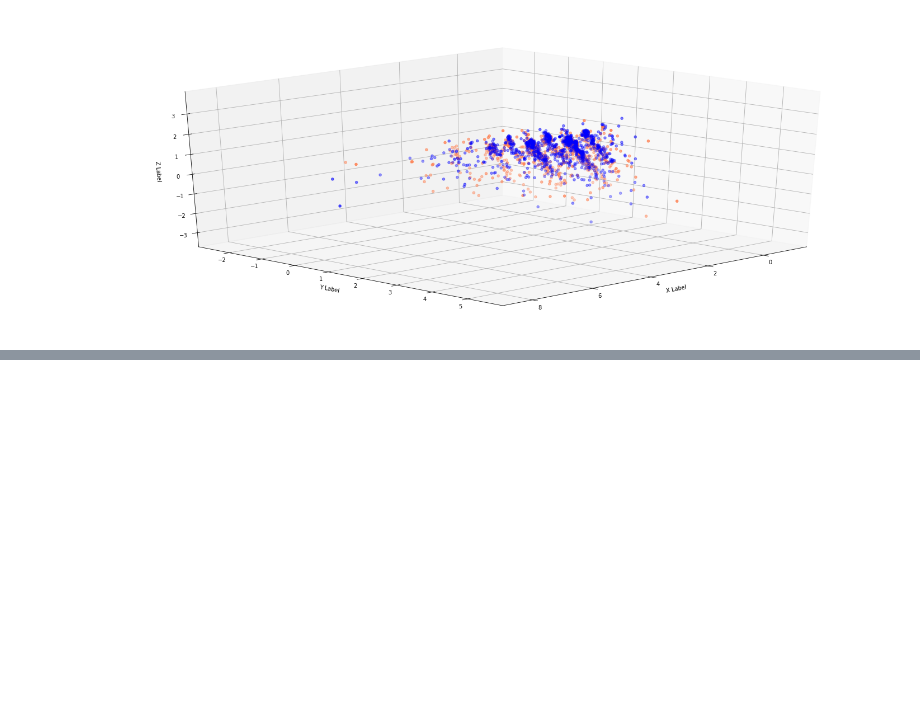
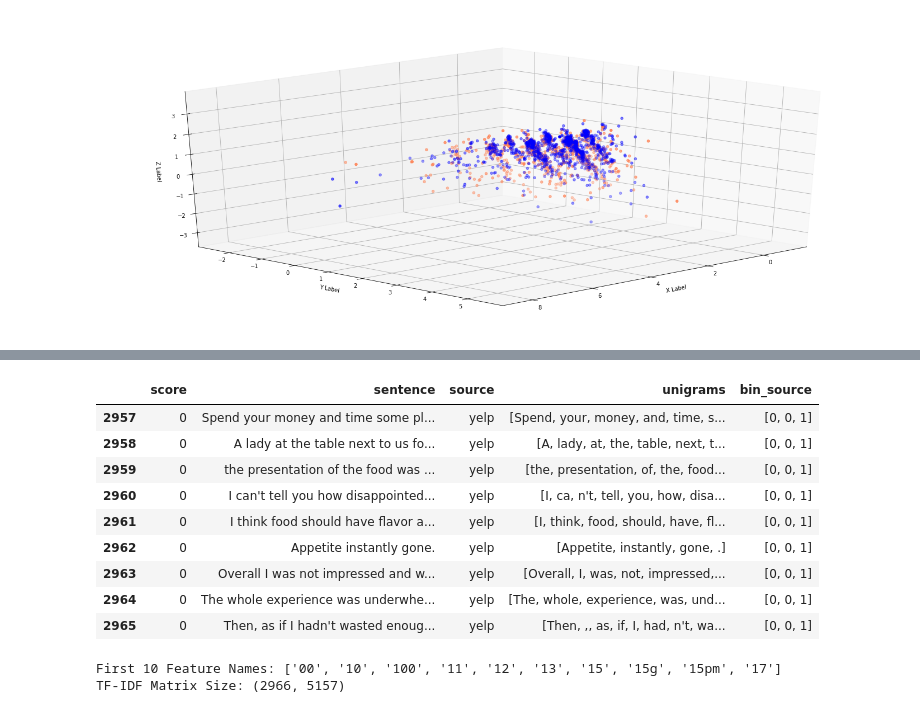
Before and after one commit to xavier2696/dm_2018_hw_1, a Jupyter notebook: hw_1.ipynb, the cells around one changed output, grey strips where cells are left out. Saved outputs shown, nothing was run; the diff lists cells and outputs as text; code cells hidden in the pictures; blank space fills up the shorter version.

```diff
--- a/hw_1.ipynb
+++ b/hw_1.ipynb
@@ -244,0 +255,22 @@ sentiment_data_df[0:9]
+# %%
+sentiment_data_df[-9::]
+# %% [output]
+|  | score | sentence | source | unigrams | bin_source |
+| 2957 | 0 | Spend your money and time some pl... | yelp | [Spend, your, money, and, time, s... | [0, 0, 1] |
+| 2958 | 0 | A lady at the table next to us fo... | yelp | [A, lady, at, the, table, next, t... | [0, 0, 1] |
+| 2959 | 0 | the presentation of the food was ... | yelp | [the, presentation, of, the, food... | [0, 0, 1] |
+| 2960 | 0 | I can't tell you how disappointed... | yelp | [I, ca, n't, tell, you, how, disa... | [0, 0, 1] |
+| 2961 | 0 | I think food should have flavor a... | yelp | [I, think, food, should, have, fl... | [0, 0, 1] |
+| 2962 | 0 | Appetite instantly gone. | yelp | [Appetite, instantly, gone, .] | [0, 0, 1] |
+| 2963 | 0 | Overall I was not impressed and w... | yelp | [Overall, I, was, not, impressed,... | [0, 0, 1] |
+| 2964 | 0 | The whole experience was underwhe... | yelp | [The, whole, experience, was, und... | [0, 0, 1] |
+| 2965 | 0 | Then, as if I hadn't wasted enoug... | yelp | [Then, ,, as, if, I, had, n't, wa... | [0, 0, 1] |
+# %%
+#TF-IDF
+tf_idf_vect = TfidfVectorizer()
+sentiment_tf_idf = tf_idf_vect.fit_transform(sentiment_data_df.sentence)
+print('First 10 Feature Names:', tf_idf_vect.get_feature_names()[0:10])
+print('TF-IDF Matrix Size:', sentiment_tf_idf.shape)
+# %% [output]
+First 10 Feature Names: ['00', '10', '100', '11', '12', '13', '15', '15g', '15pm', '17']
+TF-IDF Matrix Size: (2966, 5157)
```
Also changed, not shown: parts of 12 cells of this notebook, 1 other file.
